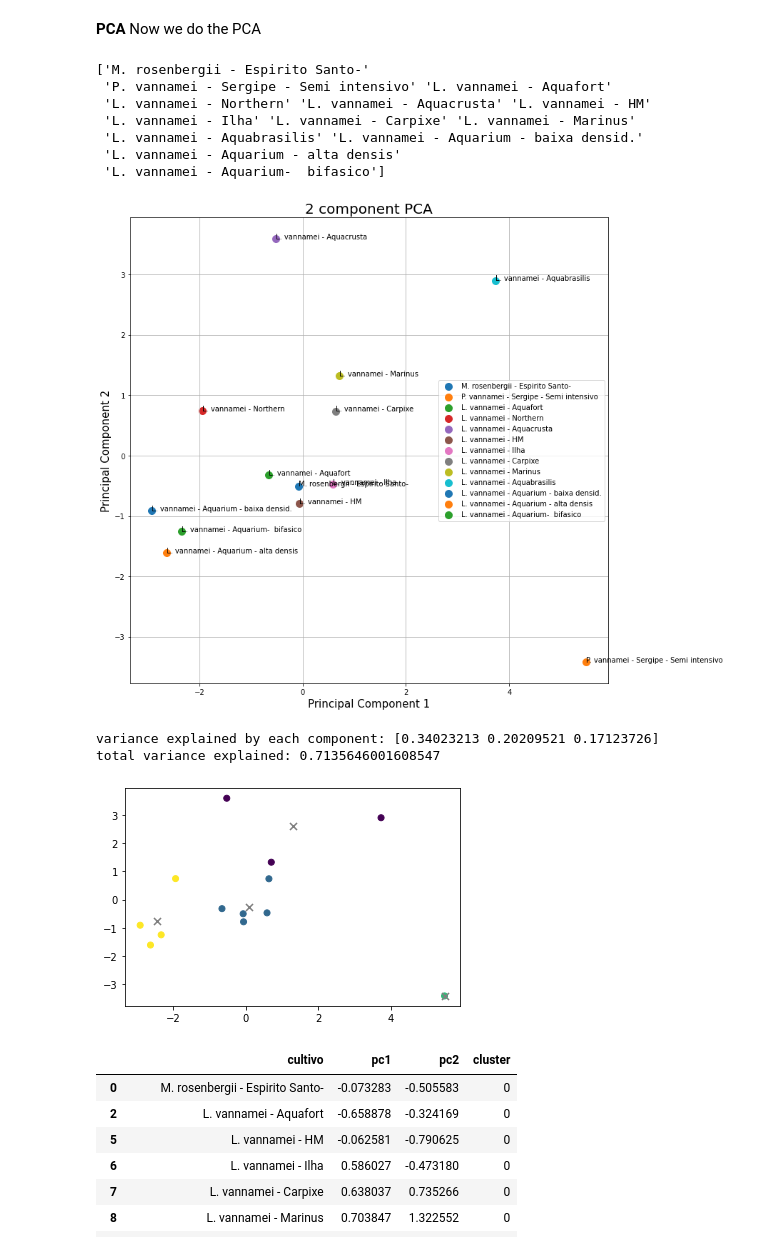
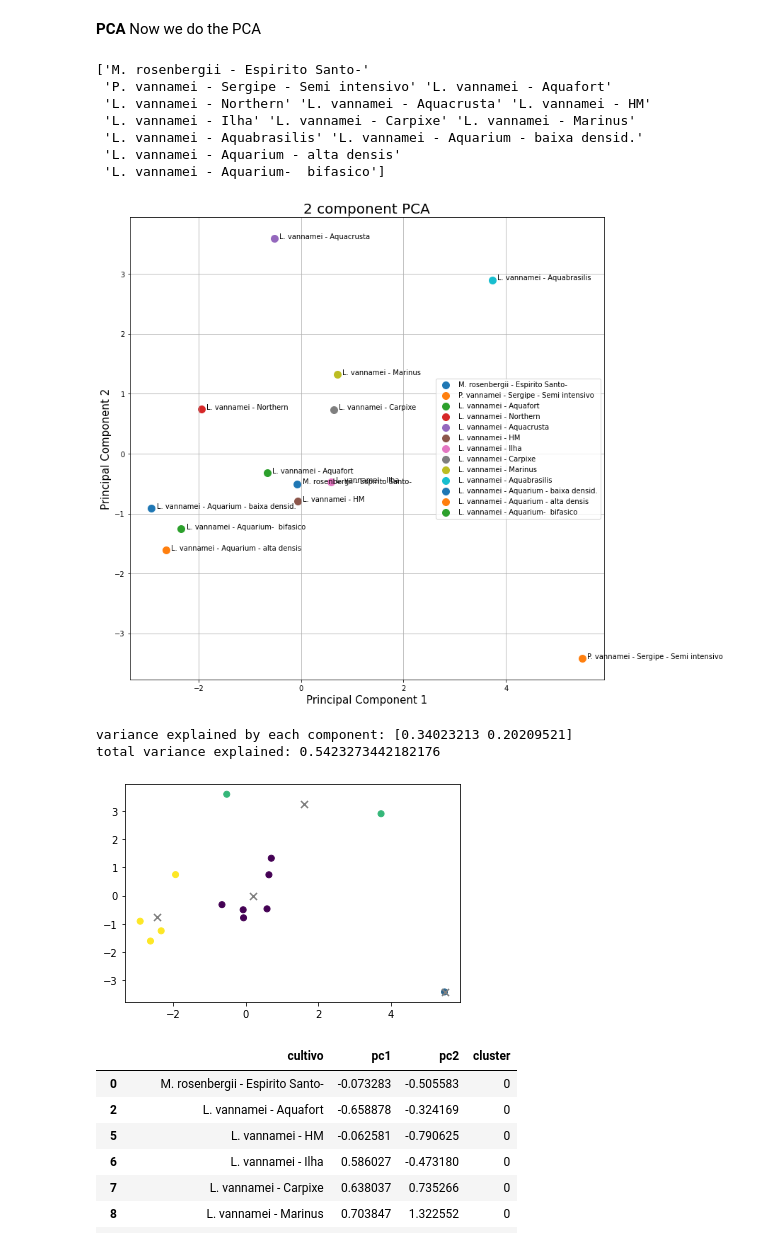
Before and after one commit to christianadriano/PCA_AquacultureSystem, a Jupyter notebook: PCA_KMeans_Environment_Carcinicultura.ipynb, the cells around one changed output. Saved outputs shown, nothing was run; the diff lists cells and outputs as text; code cells hidden in the pictures.

```diff
--- a/PCA_KMeans_Environment_Carcinicultura.ipynb
+++ b/PCA_KMeans_Environment_Carcinicultura.ipynb
@@ -130,49 +176,49 @@ x = StandardScaler().fit_transform(x) # normalizing the features
 # %%
 #Run PCA
 from sklearn.decomposition import PCA
-pca = PCA(n_components=3)
+pca = PCA(n_components=2)
 
 principalComponents = pca.fit_transform(x)
 principalDf = pd.DataFrame(data = principalComponents
-             , columns = ['principal component 1', 'principal component 2','principal component 3'])
+             , columns = ['principal component 1', 'principal component 2'])
 finalDf = pd.concat([principalDf, df_cultivo[['cultivo']]], axis = 1)
 # %%
 #Visualize results of PCA in Two Dimensions
 import matplotlib.pyplot as plt
 fig = plt.figure(figsize = (12,12))
 ax = fig.add_subplot(1,1,1)
 ax.set_xlabel('Principal Component 1', fontsize = 15)
 ax.set_ylabel('Principal Component 2', fontsize = 15)
 ax.set_title('2 component PCA', fontsize = 20)
 targets = df_cultivo['cultivo'].to_numpy()
 print(targets)
 for target in targets:
     indicesToKeep = finalDf['cultivo'] == target
     x = finalDf.loc[indicesToKeep, 'principal component 1']
     y = finalDf.loc[indicesToKeep, 'principal component 2']
     ax.scatter(x,y,s = 100)
-    ax.annotate(target, (x,y))
+    ax.annotate(target, (x+0.1,y))
 
 #for name in targets:
 
 ax.legend(targets)
 ax.grid()
 # %% [output]
 ['M. rosenbergii - Espirito Santo-'
  'P. vannamei - Sergipe - Semi intensivo' 'L. vannamei - Aquafort'
  'L. vannamei - Northern' 'L. vannamei - Aquacrusta' 'L. vannamei - HM'
  'L. vannamei - Ilha' 'L. vannamei - Carpixe' 'L. vannamei - Marinus'
  'L. vannamei - Aquabrasilis' 'L. vannamei - Aquarium - baixa densid.'
  'L. vannamei - Aquarium - alta densis'
  'L. vannamei - Aquarium-  bifasico']
-[figure, old version]
+[figure, new version]
 # %%
 variance_list =pca.explained_variance_ratio_
 print("variance explained by each component:", variance_list)
 print("total variance explained:", sum(variance_list))
 # %% [output]
-variance explained by each component: [0.34023213 0.20209521 0.17123726]
-total variance explained: 0.7135646001608547
+variance explained by each component: [0.34023213 0.20209521]
+total variance explained: 0.5423273442182176
 # %%
 #principal components for each indicador
 #print(principalComponents)
@@ -180,9 +226,8 @@ total variance explained: 0.7135646001608547
 df_clustering = pd.DataFrame({'cultivo': targets,  'pc1':list(principalComponents[:,0]), 'pc2': list(principalComponents[:,1])}, columns=['cultivo', 'pc1','pc2'])
 #df_clustering
 # %%
-#Find clusters
+#4 clusters
 from sklearn.cluster import KMeans
-#4 clusters
 model = KMeans(4)
 model.fit(df_clustering.iloc[:,1:3])
 #print(model.cluster_centers_)
@@ -191,7 +236,7 @@ model.fit(df_clustering.iloc[:,1:3])
 plt.scatter(df_clustering.iloc[:,1],df_clustering.iloc[:,2], c=model.labels_.astype(float));
 plt.scatter(model.cluster_centers_[:,0], model.cluster_centers_[:,1], s=50, marker='x', color="grey"); # Show the
 # %% [output]
-[figure, old version]
+[figure, new version]
 # %%
 #To which cluster each point belongs?
 df1= df_clustering.assign(cluster=pd.Series(model.labels_).values)
```
Also changed, not shown: parts of 19 cells of this notebook.
